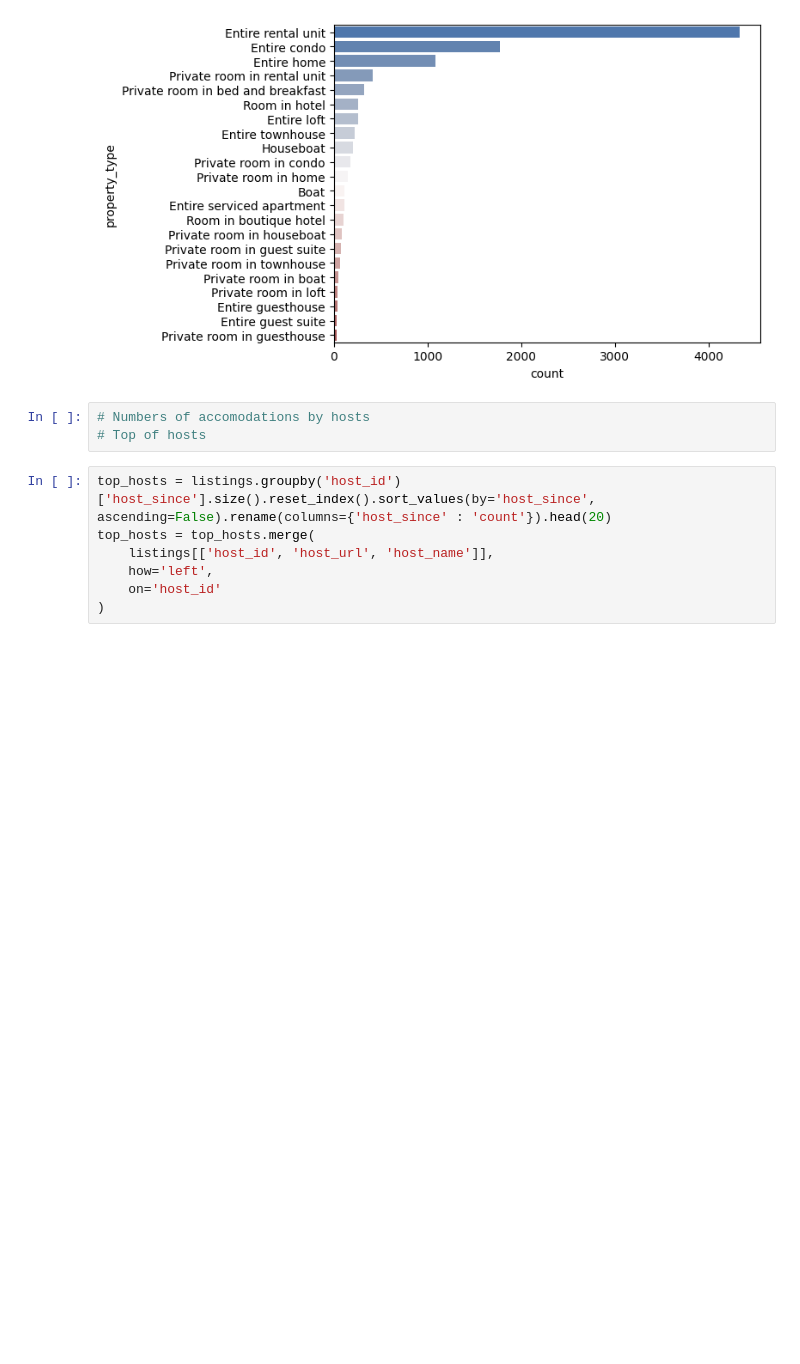
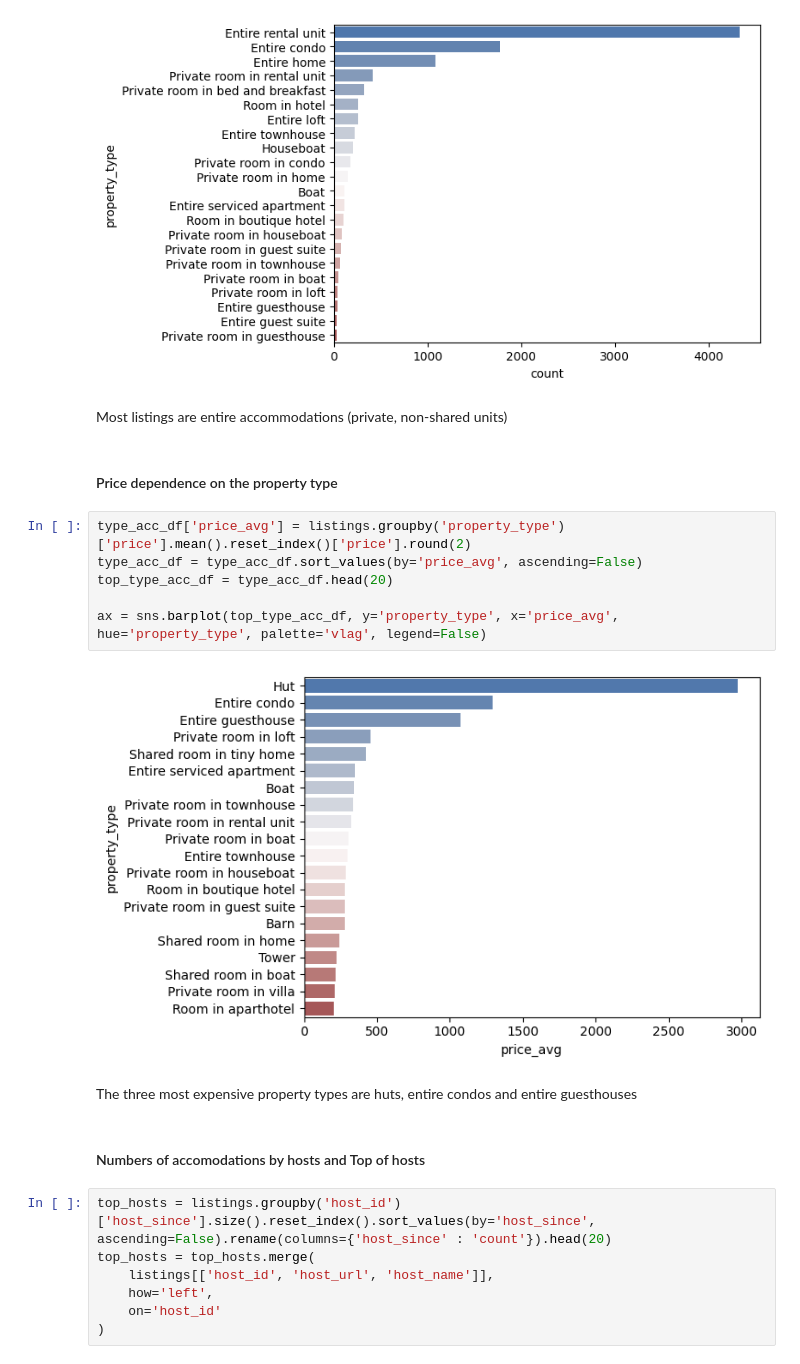
Before and after one commit to SabinaVolkova/amsterdam_airbnb, a Jupyter notebook: analysis.ipynb, the cells around one changed output. Saved outputs shown, nothing was run; the diff lists cells and outputs as text; blank space fills up the shorter version.

```diff
--- a/analysis.ipynb
+++ b/analysis.ipynb
@@ -235,9 +261,22 @@ top_types = type_acc_df[type_acc_df['count'] > 20]
 ax1 = sns.barplot(top_types, y='property_type', x='count', hue='property_type', palette='vlag', legend=False)
 # %% [output]
 [figure]
-# %%
-# Numbers of accomodations by hosts
-# Top of hosts
+# %% [markdown]
+Most listings are entire accommodations (private, non-shared units)
+# %% [markdown]
+#### Price dependence on the property type
+# %%
+type_acc_df['price_avg'] = listings.groupby('property_type')['price'].mean().reset_index()['price'].round(2)
+type_acc_df = type_acc_df.sort_values(by='price_avg', ascending=False)
+top_type_acc_df = type_acc_df.head(20)
+
+ax = sns.barplot(top_type_acc_df, y='property_type', x='price_avg', hue='property_type', palette='vlag', legend=False)
+# %% [output]
+[figure, added]
+# %% [markdown]
+The three most expensive property types are huts, entire condos and entire guesthouses
+# %% [markdown]
+#### Numbers of accomodations by hosts and Top of hosts
 # %%
 top_hosts = listings.groupby('host_id')['host_since'].size().reset_index().sort_values(by='host_since', ascending=False).rename(columns={'host_since' : 'count'}).head(20)
 top_hosts = top_hosts.merge(
```
Also changed, not shown: parts of 61 cells of this notebook, 1 other file.
